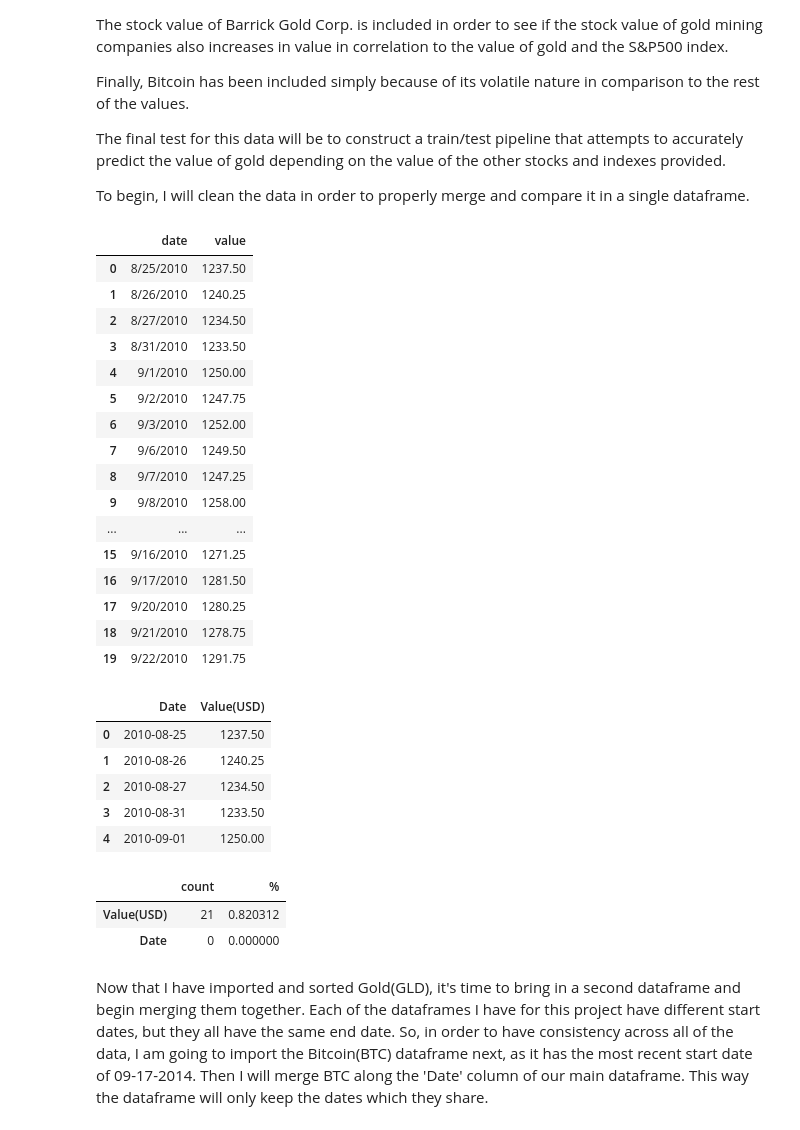
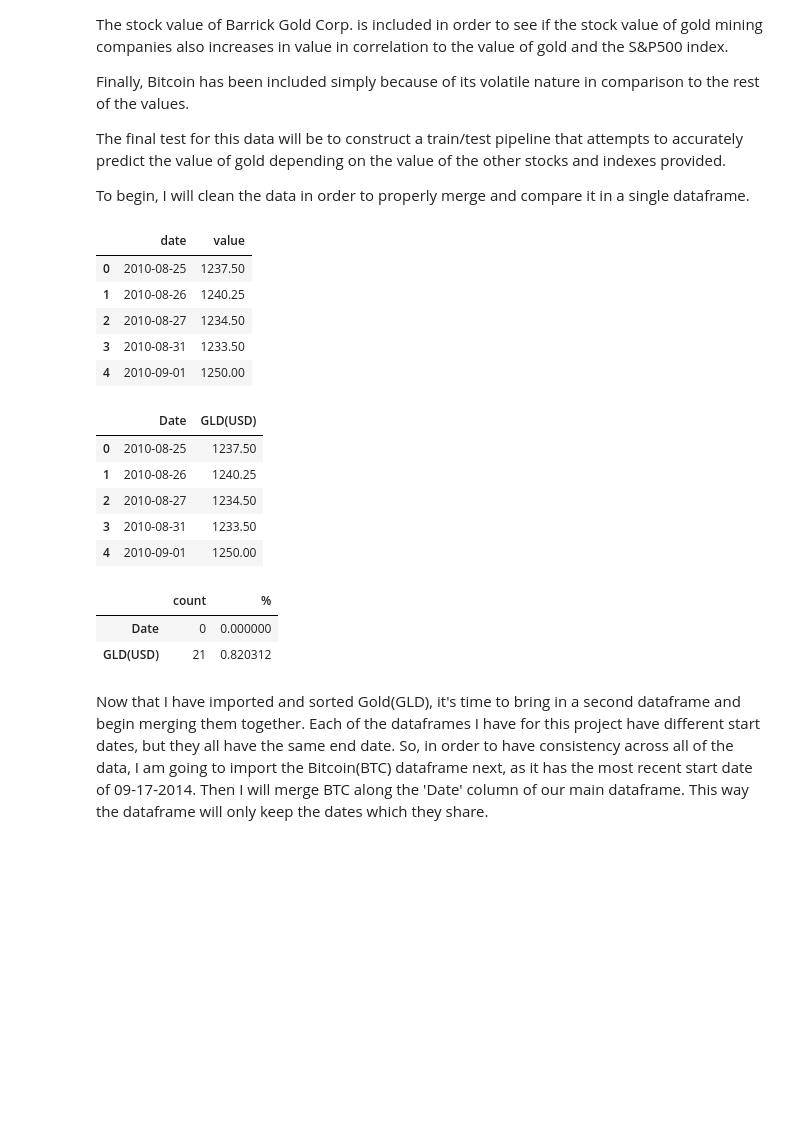
Before and after one commit to Shane-McCallum/ARIMAX-Gold-and-S-P500-Time-Series, a Jupyter notebook: PART 1 - Data Wrangling & Cleaning.ipynb, the cells around one changed output. Saved outputs shown, nothing was run; the diff lists cells and outputs as text; code cells hidden in the pictures; blank space fills up the shorter version.

```diff
--- a/PART 1 - Data Wrangling & Cleaning.ipynb
+++ b/PART 1 - Data Wrangling & Cleaning.ipynb
@@ -22,59 +22,58 @@ To begin, I will clean the data in order to properly merge and compare it in a s
 # %%
 # To begin, I will import the "gold-price-last-ten-years.csv," and "SP500 2007-2020.csv"
 # in order to merge them together along the date column.
 
 import pandas as pd # for importing, reading, cleaning csv files
 import numpy as np # for maths, of course
 import matplotlib.pyplot as plt # so we can plot
 import seaborn as sns # so we can beautify the plots
 
 path = 'C:\\Users\\mccal\\Desktop\\Springboard Files\\Springboard Capstone data\\BTG Capstone\\'
 
-gold = pd.read_csv('gold-price-last-ten-years.csv', sep=',', header=15)
+gold = pd.read_csv('gold-price-last-ten-years.csv', sep=',', header=8)
 
-gold.head(20)
+gold.head()
 # %% [output]
 |  | date | value |
-| 0 | 8/25/2010 | 1237.50 |
-| 1 | 8/26/2010 | 1240.25 |
-| 2 | 8/27/2010 | 1234.50 |
-| 3 | 8/31/2010 | 1233.50 |
-| 4 | 9/1/2010 | 1250.00 |
-| 5 | 9/2/2010 | 1247.75 |
-| 6 | 9/3/2010 | 1252.00 |
-| 7 | 9/6/2010 | 1249.50 |
-| 8 | 9/7/2010 | 1247.25 |
-| 9 | 9/8/2010 | 1258.00 |
-| ... | ... | ... |
-| 15 | 9/16/2010 | 1271.25 |
-| 16 | 9/17/2010 | 1281.50 |
-| 17 | 9/20/2010 | 1280.25 |
-| 18 | 9/21/2010 | 1278.75 |
-| 19 | 9/22/2010 | 1291.75 |
+| 0 | 2010-08-25 | 1237.50 |
+| 1 | 2010-08-26 | 1240.25 |
+| 2 | 2010-08-27 | 1234.50 |
+| 3 | 2010-08-31 | 1233.50 |
+| 4 | 2010-09-01 | 1250.00 |
 # %%
 # First things first, change 'date' column to actua; date format with 'pd.to_datetime()'
 gold['date']=pd.to_datetime(gold['date'])
 # %%
 # Renaming the columns to something more 'formal' helps me visualize
 # the  final plot and table I have in mind.
-gold.columns = ['Date', 'Value(USD)']
+gold.columns = ['Date', 'GLD(USD)']
 gold.head()
 # %% [output]
-|  | Date | Value(USD) |
+|  | Date | GLD(USD) |
 | 0 | 2010-08-25 | 1237.50 |
 | 1 | 2010-08-26 | 1240.25 |
 | 2 | 2010-08-27 | 1234.50 |
 | 3 | 2010-08-31 | 1233.50 |
 | 4 | 2010-09-01 | 1250.00 |
-# %%
-# Check for NaN
-missing = pd.concat([gold.isnull().sum(), 100 * gold.isnull().mean()], axis=1)
-missing.columns=['count', '%']
-missing.sort_values(by='count', ascending = False)
-# %% [output]
-|  | count | % |
-| Value(USD) | 21 | 0.820312 |
-| Date | 0 | 0.000000 |
+# %%
+# We are going to be checking for NaN values in the data quite
+# frequently in order to monitor changes and loss of data as we clean.
+# Best to write a function for checking NaN now and speed things up! Let's
+# have a function that gives us the percentage that NaN values make up in
+# the data.
+def show_na(df):
+    na_df = pd.concat([df.isnull().sum(), 100 * df.isnull().mean()], axis=1)
+    na_df.columns=['count', '%']
+    na_df.sort_values(by='count', ascending = False)
+    return na_df
+# Use the function
+show_na(gold)
+
+#Sweet, that's less than 1% of the data.
+# %% [output]
+|  | count | % |
+| Date | 0 | 0.000000 |
+| GLD(USD) | 21 | 0.820312 |
 # %% [markdown]
 Now that I have imported and sorted Gold(GLD), it's time to bring in a second dataframe and begin merging them together.
 Each of the dataframes I have for this project have different start dates, but they all have the same end date. So, in order to have consistency across all of the data, I am going to import the Bitcoin(BTC) dataframe next, as it has the most recent start date of 09-17-2014.
```
Also changed, not shown: parts of 22 cells of this notebook, 4 other files.
